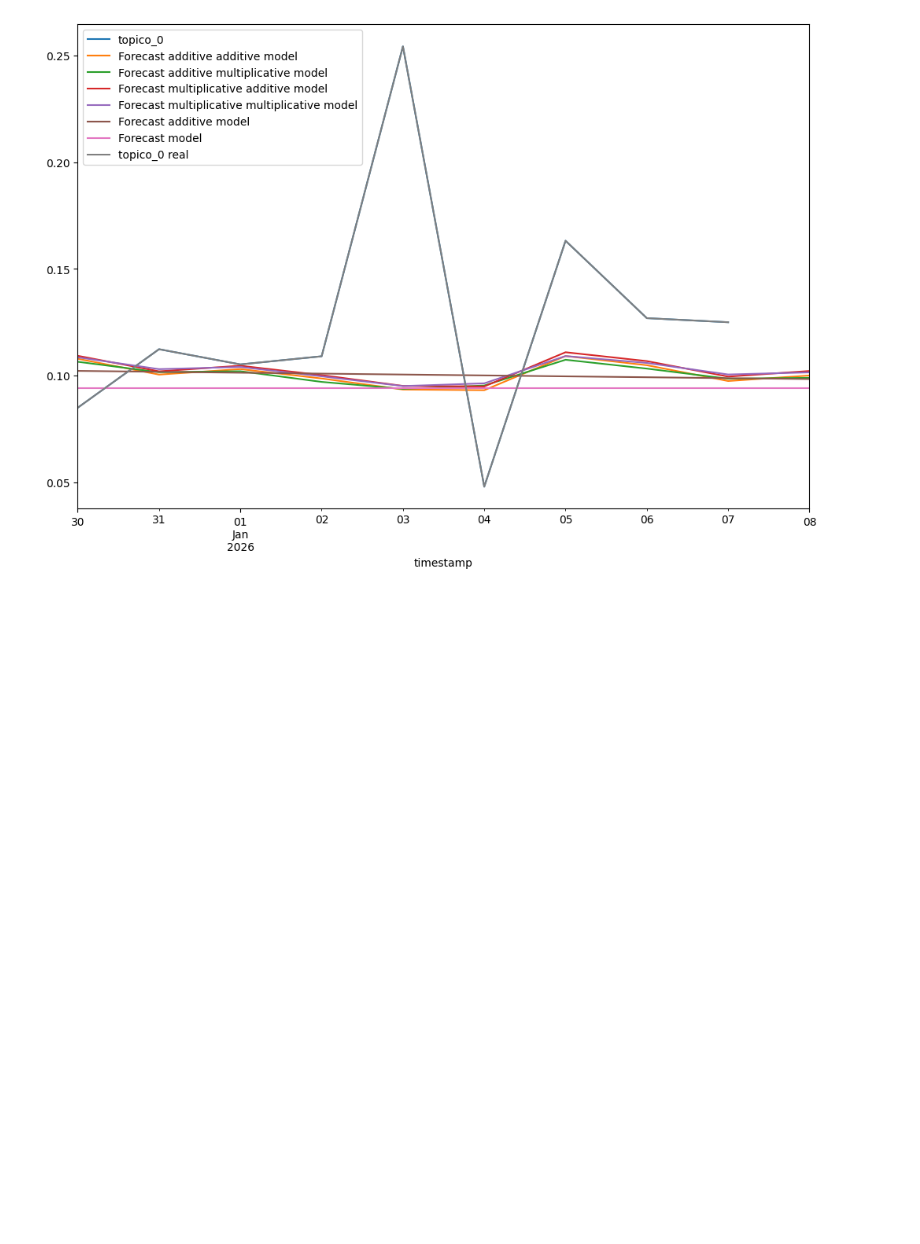
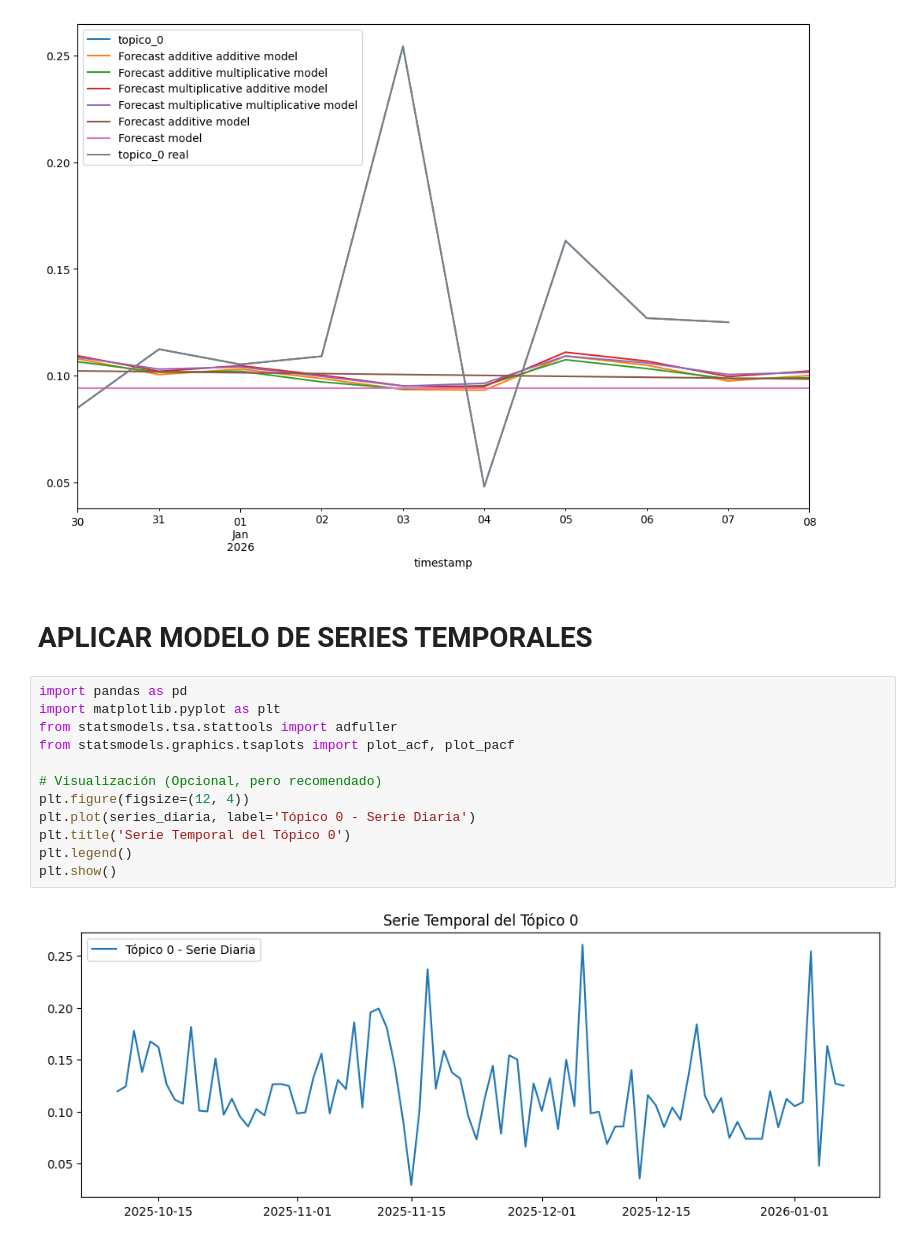
Before and after one commit to MiguelGP-13/DCDC-Project, a Jupyter notebook: dataMination/indicadoresAnalisisTemporal.ipynb, the cells around one changed output. Saved outputs shown, nothing was run; the diff lists cells and outputs as text; blank space fills up the shorter version.

Commit message:
adicion series temporales incompletas

```diff
--- a/dataMination/indicadoresAnalisisTemporal.ipynb
+++ b/dataMination/indicadoresAnalisisTemporal.ipynb
@@ -359,3 +359,19 @@ plt.legend(loc='upper left')
 # %% [output]
 <matplotlib.legend.Legend at 0x...>
 [figure]
+# %% [markdown]
+# APLICAR MODELO DE SERIES TEMPORALES
+# %%
+import pandas as pd
+import matplotlib.pyplot as plt
+from statsmodels.tsa.stattools import adfuller
+from statsmodels.graphics.tsaplots import plot_acf, plot_pacf
+
+# Visualización (Opcional, pero recomendado)
+plt.figure(figsize=(12, 4))
+plt.plot(series_diaria, label='Tópico 0 - Serie Diaria')
+plt.title('Serie Temporal del Tópico 0')
+plt.legend()
+plt.show()
+# %% [output]
+[figure, added]
```
Also changed, not shown: parts of 10 cells of this notebook.
